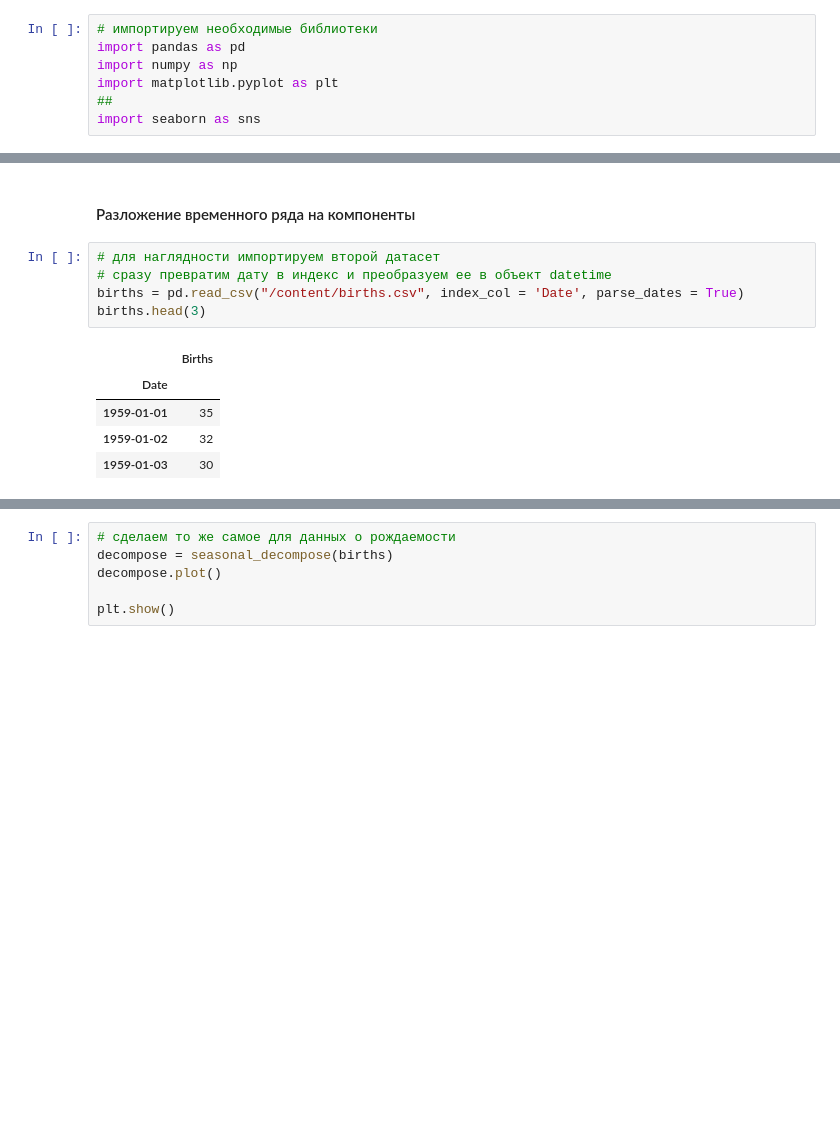
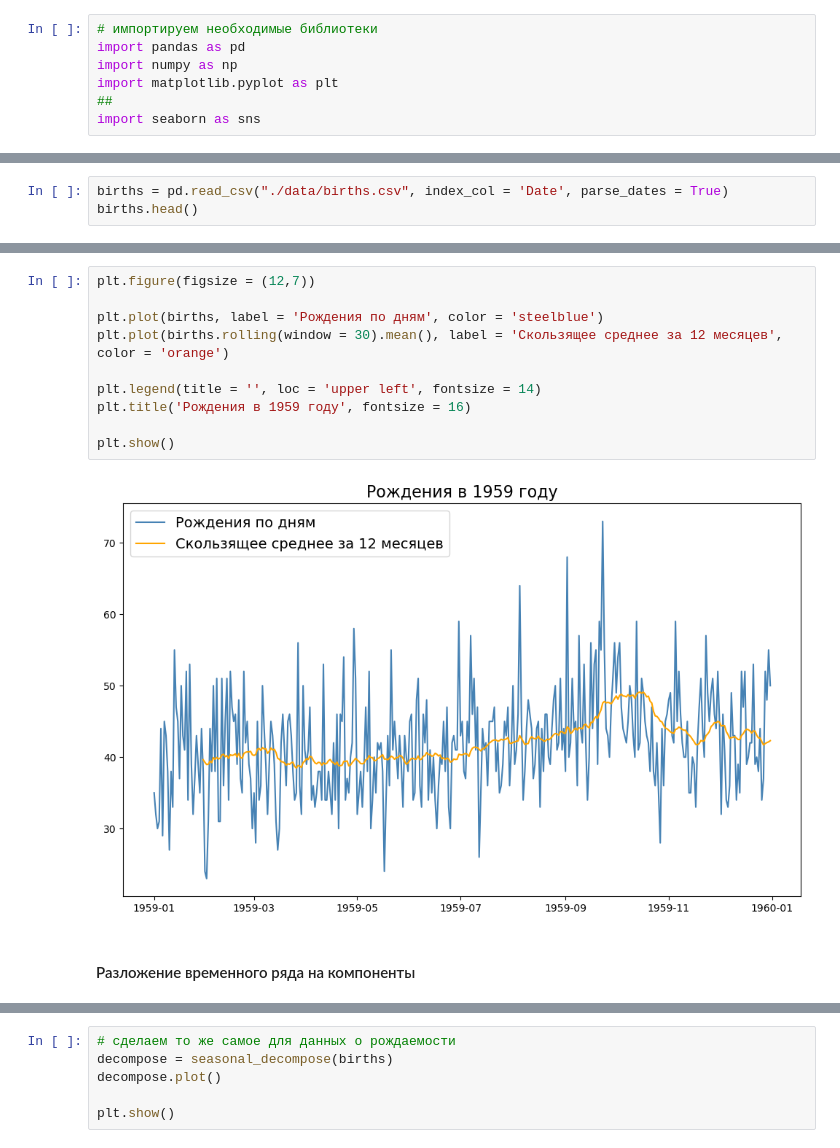
Before and after one commit to gbrs/time_series, a Jupyter notebook: time_series_basic.ipynb, the cells around one changed output, grey strips where cells are left out. Saved outputs shown, nothing was run; the diff lists cells and outputs as text; blank space fills up the shorter version.

```diff
--- a/time_series_basic.ipynb
+++ b/time_series_basic.ipynb
@@ -122,0 +27,3 @@ ax.set(title = 'Перевозки пассажиров с 1949 по 1960 год
+# %%
+births = pd.read_csv("./data/births.csv", index_col = 'Date', parse_dates = True)
+births.head()
@@ -145,14 +56,15 @@ plt.show()
+# %%
+plt.figure(figsize = (12,7))
+
+plt.plot(births, label = 'Рождения по дням', color = 'steelblue')
+plt.plot(births.rolling(window = 30).mean(), label = 'Скользящее среднее за 12 месяцев', color = 'orange')
+
+plt.legend(title = '', loc = 'upper left', fontsize = 14)
+plt.title('Рождения в 1959 году', fontsize = 16)
+
+plt.show()
+# %% [output]
+[figure, added]
 # %% [markdown]
 #### Разложение временного ряда на компоненты
-# %%
-# для наглядности импортируем второй датасет
-# сразу превратим дату в индекс и преобразуем ее в объект datetime
-births = pd.read_csv("/content/births.csv", index_col = 'Date', parse_dates = True)
-births.head(3)
-# %% [output]
-|  | Births |
-| Date |  |
-| 1959-01-01 | 35 |
-| 1959-01-02 | 32 |
-| 1959-01-03 | 30 |
 # %%
```
Also changed, not shown: parts of 17 cells of this notebook.
